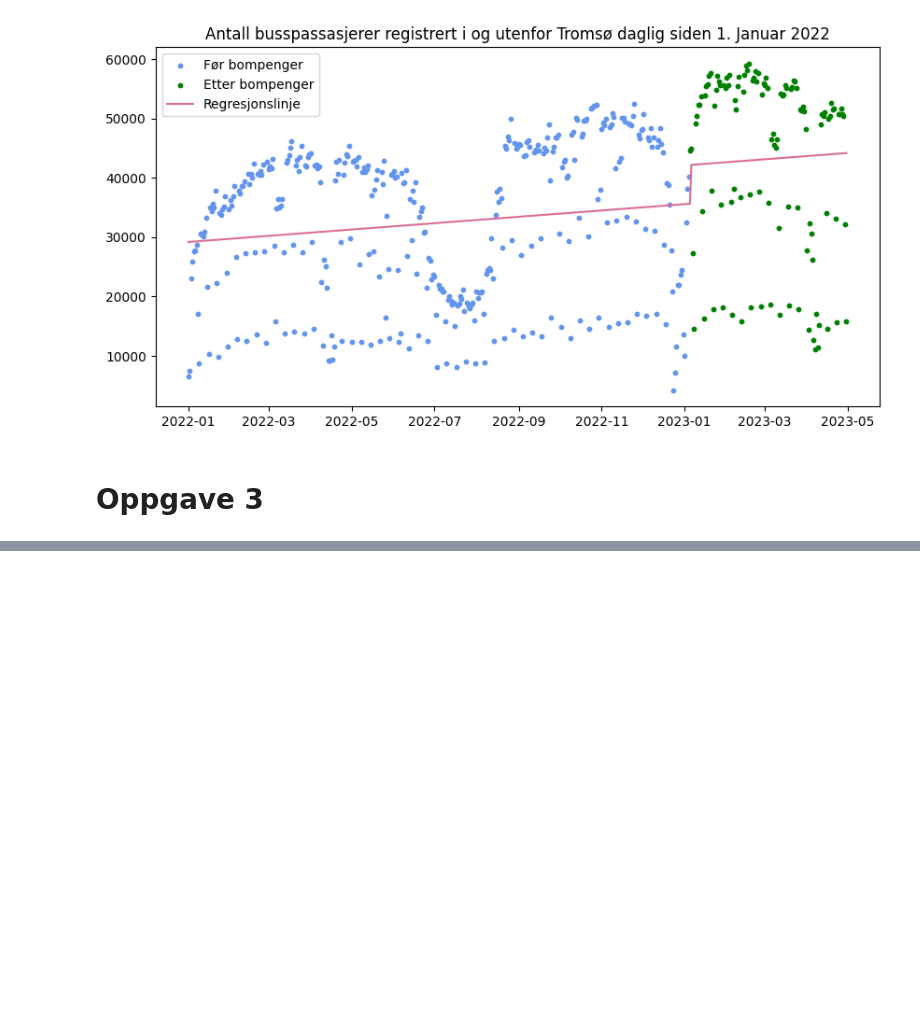
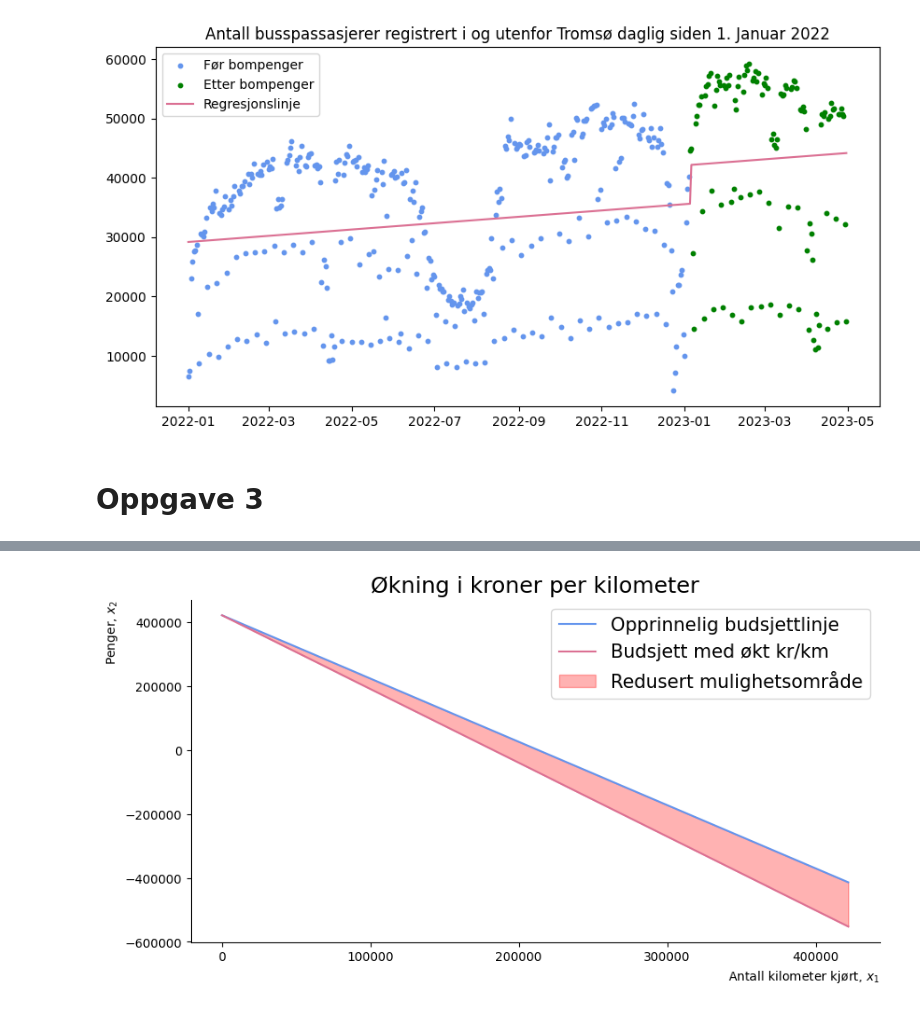
Before and after one commit to DanielFabioG/SOK-1003-og-SOK-1006, a Jupyter notebook: sok-1006/Mappeoppgaver/Kand_nr_17_Mikro_Mappe2_V2023_1006.ipynb, the cells around one changed output, grey strips where cells are left out. Saved outputs shown, nothing was run; the diff lists cells and outputs as text; code cells hidden in the pictures; blank space fills up the shorter version.

```diff
--- a/sok-1006/Mappeoppgaver/Kand_nr_17_Mikro_Mappe2_V2023_1006.ipynb
+++ b/sok-1006/Mappeoppgaver/Kand_nr_17_Mikro_Mappe2_V2023_1006.ipynb
@@ -600,0 +527,22 @@ ax[1].legend(loc='best', fontsize=15);
+# %%
+# Definerer den nye kr/km
+p1_2 = p1 + 0.328
+x2_range_2 = budsjett(M, p1_2, p2, x1_range)
+
+# Starter på andre figur for kapittel 3
+fig, ax = create_ax()
+
+# Plotter opprinnelig budsjettlinje
+ax.plot(x1_range, x2_range, color="cornflowerblue", label = 'Opprinnelig budsjettlinje')
+
+# Plotter nye budsjettlinje
+ax.plot(x1_range, x2_range_2, color="palevioletred", label = 'Budsjett med økt kr/km')
+
+# Fyller inn mulighetsområdet med fillbetween
+ax.fill_between(x1_range, x2_range_2, x2_range, color = "red",alpha = 0.3,label='Redusert mulighetsområde')
+
+ax.set_title('Økning i kroner per kilometer', size=18)
+# Legende
+ax.legend(fontsize=15);
+# %% [output]
+[figure, added]
```
Also changed, not shown: parts of 14 cells of this notebook, 3 other files.
